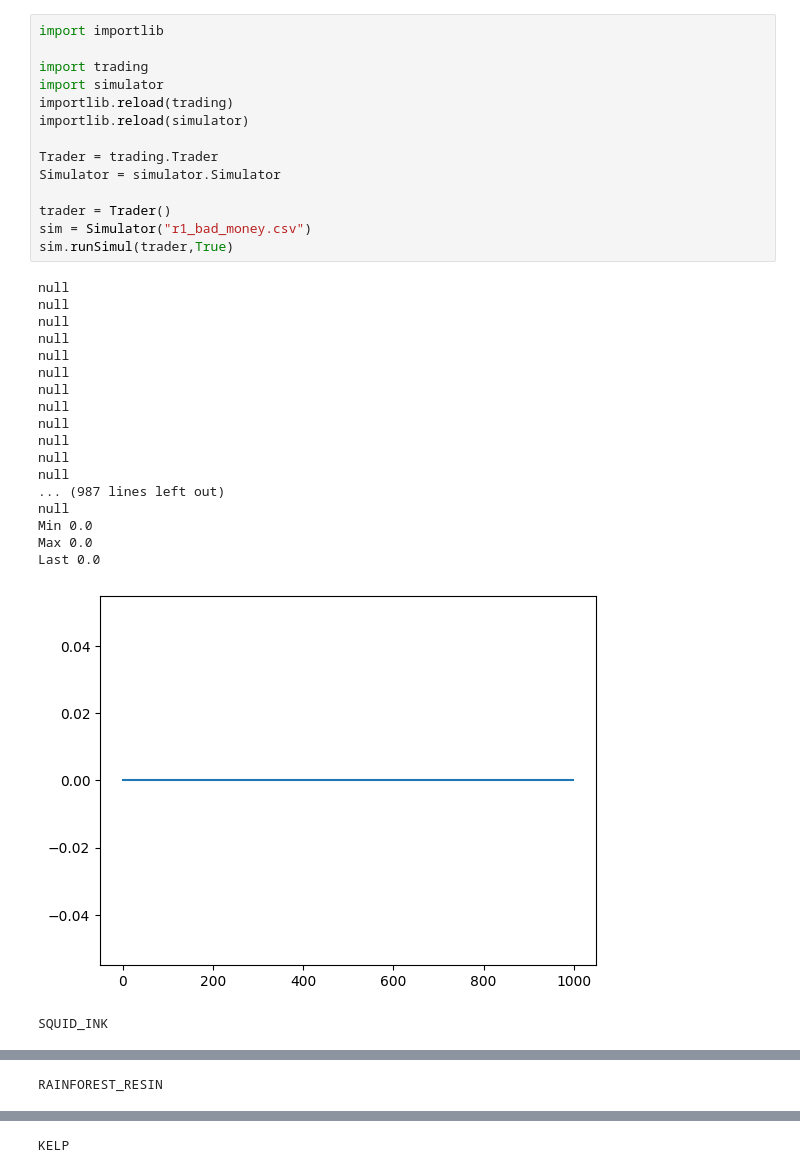
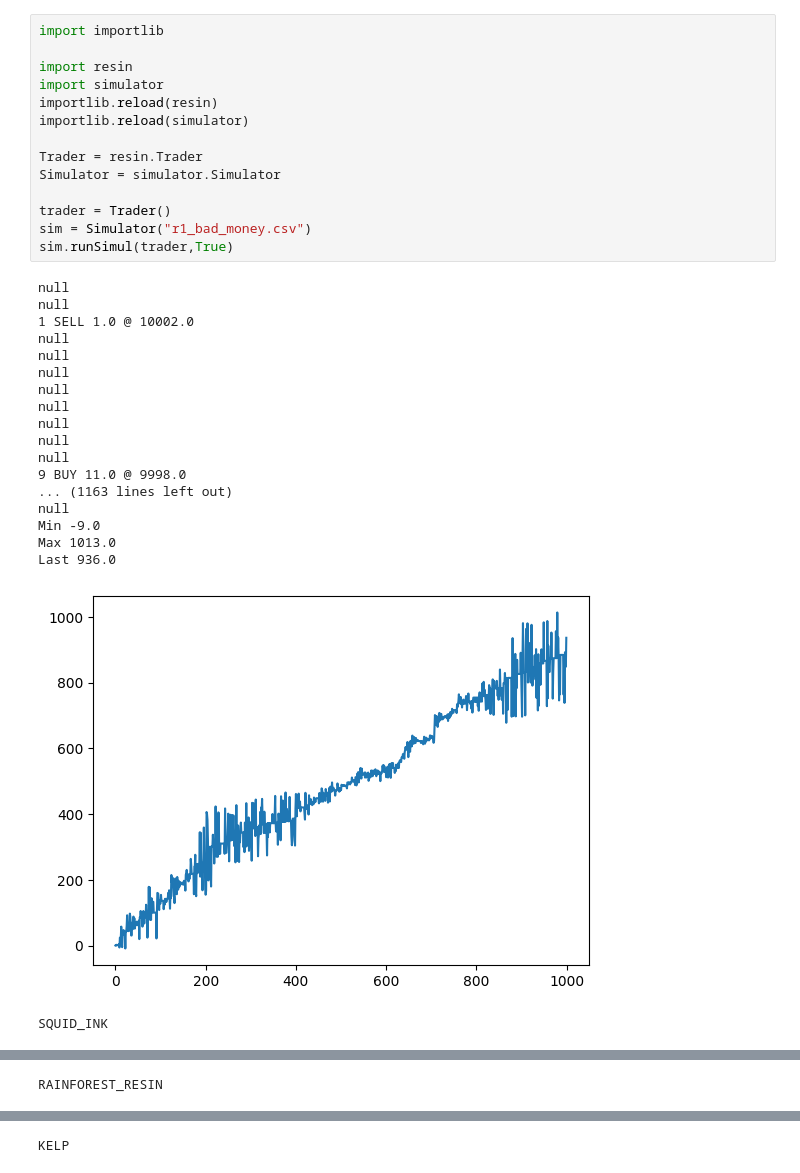
Before and after one commit to nkiselov/IMC_TRADE_BOT, a Jupyter notebook: simulatorRun.ipynb, the cells around one changed output, grey strips where cells are left out. Saved outputs shown, nothing was run; the diff lists cells and outputs as text.

```diff
--- a/simulatorRun.ipynb
+++ b/simulatorRun.ipynb
@@ -1,36 +1,36 @@
 # %%
 import importlib
 
-import trading
+import resin
 import simulator
-importlib.reload(trading)
+importlib.reload(resin)
 importlib.reload(simulator)
 
-Trader = trading.Trader
+Trader = resin.Trader
 Simulator = simulator.Simulator
 
 trader = Trader()
 sim = Simulator("r1_bad_money.csv")
 sim.runSimul(trader,True)
 # %% [output]
+null
+null
+1 SELL 1.0 @ 10002.0
 null
 null
 null
 null
 null
 null
 null
 null
+9 BUY 11.0 @ 9998.0
+... (1163 lines left out)
 null
-null
-null
-null
-... (987 lines left out)
-null
-Min 0.0
-Max 0.0
-Last 0.0
+Min -9.0
+Max 1013.0
+Last 936.0
-[figure, old version]
+[figure, new version]
 SQUID_INK
 [figure]
 RAINFOREST_RESIN
```
Also changed, not shown: 2 other files.
